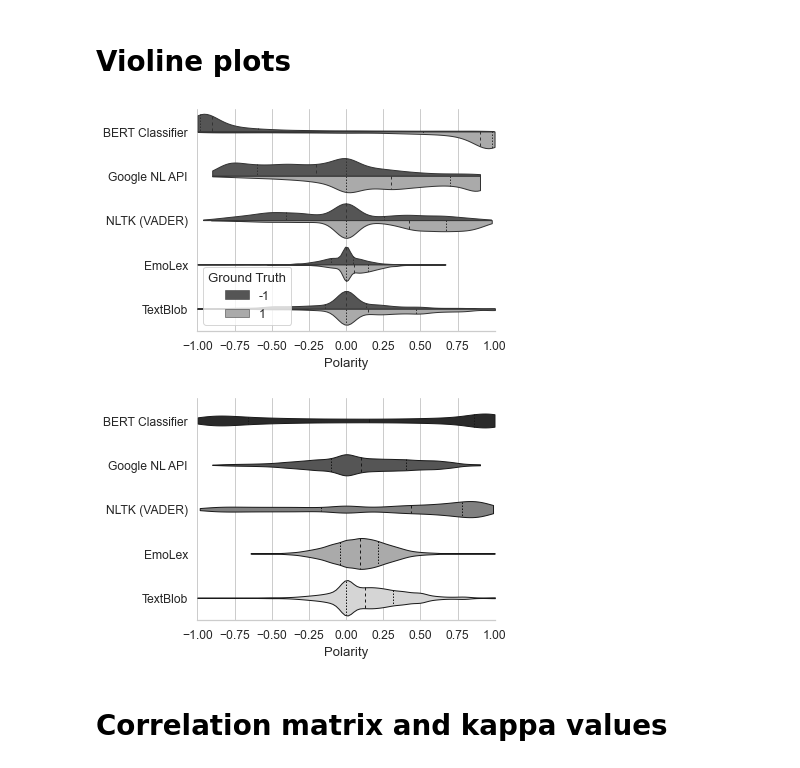
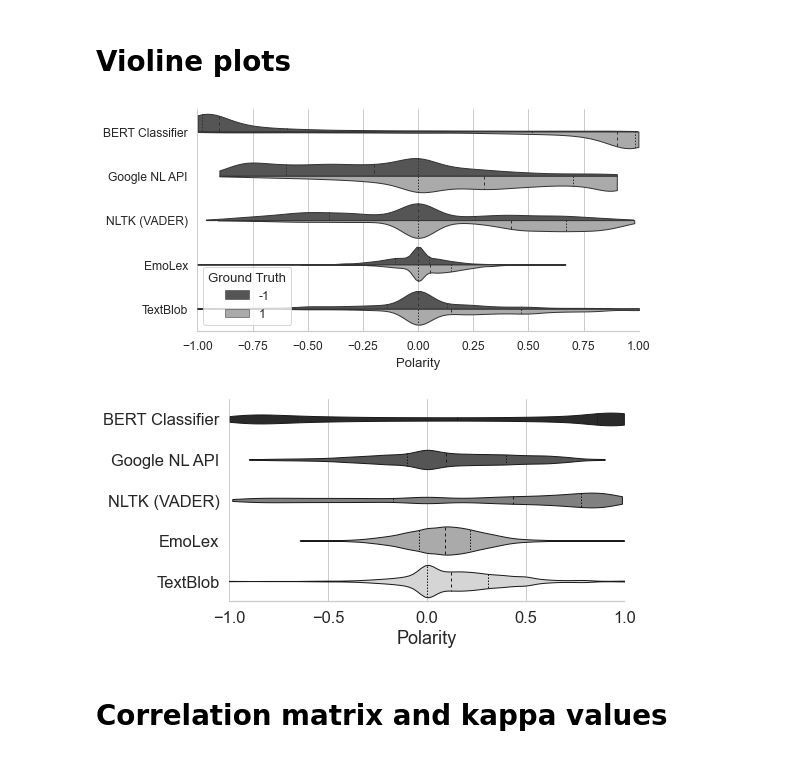
Before and after one commit to blumenstiel/PoliticalSentimentAnalysis, a Jupyter notebook: notebooks/analysis experiments.ipynb, the cells around one changed output. Drawn from its saved outputs; the diff is of its cells as text; code cells hidden in the pictures.

```diff
--- a/notebooks/analysis experiments.ipynb
+++ b/notebooks/analysis experiments.ipynb
@@ -5,8 +5,11 @@ import numpy as np
 import matplotlib.pyplot as plt
 import seaborn as sns
 import datetime
+from sklearn.metrics import mean_squared_error, accuracy_score, f1_score
 # _root_path = '/content/drive/MyDrive/PoliticalSentimentAnalysis/'
 _root_path = '../'
+
+plt.rcParams["figure.figsize"] = (8, 4)
 # %% [markdown]
 # Violine plots
 # %%
@@ -32,10 +35,10 @@ sns.despine(left=True)
 plt.xlim((-1, 1))
 plt.ylabel('')
 plt.tight_layout()
-plt.savefig(_root_path + 'output/figures/sentiment_analyser_violin_s140.png')
+plt.savefig(_root_path + 'output/figures/experiments/sentiment_analyser_violin_s140.png')
 plt.show()
 # %% [output]
-[figure, old version]
+[figure, new version]
 # %%
 # US congress
 test_df = pd.read_pickle(_root_path + 'output/data/sentiment_analyser_UScongress.pkl')
@@ -47,17 +50,19 @@ test_df = test_df.stack()
 test_df = test_df.to_frame().reset_index()
 test_df.columns = ['Idx', 'Model', 'Polarity']
 # %%
+sns.set_theme(style="whitegrid", font_scale=1.5)
+
 sns.violinplot(data=test_df, x="Polarity", y="Model", inner="quart", linewidth=1,
                palette='gray', cut=0.)
 
 sns.despine(left=True)
 plt.xlim((-1, 1))
 plt.ylabel('')
 plt.tight_layout()
-plt.savefig(_root_path + 'output/figures/sentiment_analyser_violin_UScongress.png')
+plt.savefig(_root_path + 'output/figures/experiments/sentiment_analyser_violin_UScongress.png')
 plt.show()
 # %% [output]
-[figure, old version]
+[figure, new version]
 # %% [markdown]
 # Correlation matrix and kappa values
 # %%
```
Also changed, not shown: parts of 4 cells of this notebook, 39 other files.
